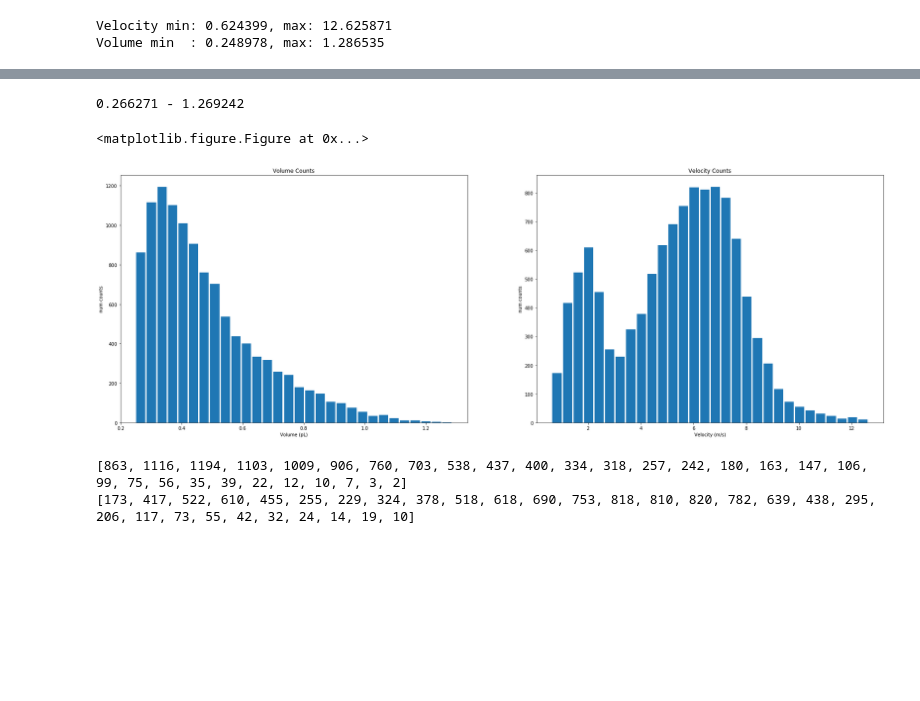
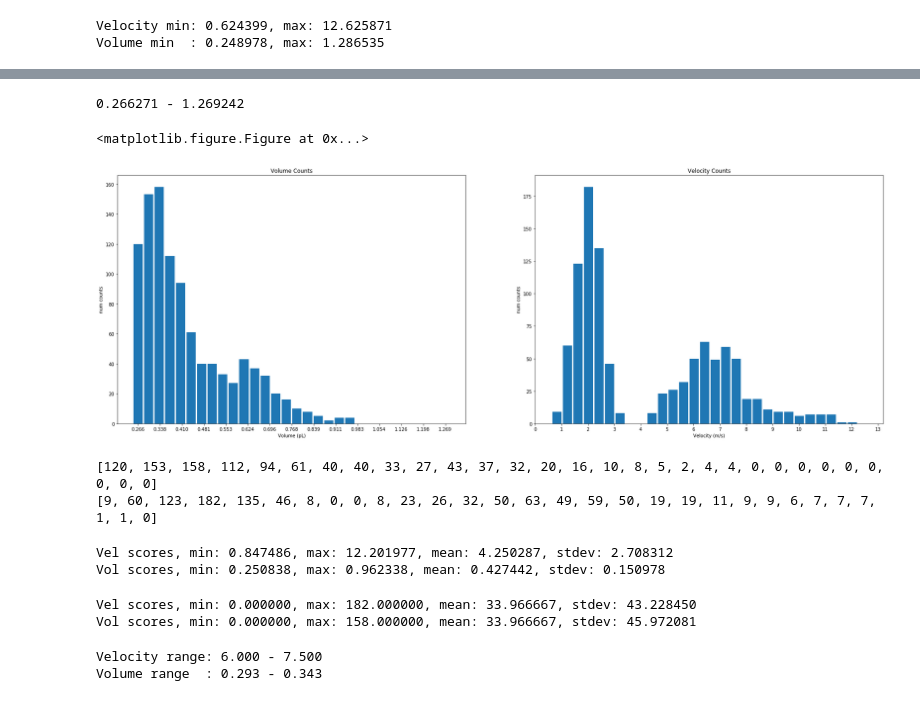
Before and after one commit to Aniruddh1/ipython-opencv-notebooks, a Jupyter notebook: notebooks/DIF redis workflow.ipynb, the cells around one changed output, grey strips where cells are left out. Saved outputs shown, nothing was run; the diff lists cells and outputs as text; code cells hidden in the pictures; blank space fills up the shorter version.

```diff
--- a/notebooks/DIF redis workflow.ipynb
+++ b/notebooks/DIF redis workflow.ipynb
@@ -90,4 +89,12 @@ print("Volume min  : %f, max: %f" % (vol_min_max[0], vol_min_max[1]))
 # %% [output]
 Velocity min: 0.624399, max: 12.625871
 Volume min  : 0.248978, max: 1.286535
+# %%
+def filter_list_of_res_by_nozzle(result_list, nozzle_of_interest):
+    nozzle_filter = "res:1:%d:" % nozzle_of_interest
+    filtered_results = []
+    for res in result_list:
+        if res[0].find(nozzle_filter) > -1:
+            filtered_results.append(res)
+    return filtered_results
 # %%
@@ -186,35 +195,25 @@ plt.show()
 # %%
-vol_bin_score_counts = []
-for idx, bin_set in enumerate(vol_bin_sets):
-    vol_bin_score_counts.append(len(bin_set))
-vol_bin_score_counts
-
-vel_bin_score_counts = []
-for idx, bin_set in enumerate(vel_bin_sets):
-    vel_bin_score_counts.append(len(bin_set))
-vel_bin_score_counts
-
 plt.clf()
 fig = plt.figure(figsize=(30,10))
 ax1 = fig.add_subplot(121)
 ax2 = fig.add_subplot(122)
 
 print("%f - %f" % (vol_hist_bins[0], vol_hist_bins[-1]))
 
-ax1.bar(vol_hist_bins, vol_bin_score_counts, ((vol_hist_bins[-1] - vol_hist_bins[-0])/bin_cnt)*.9 )
+ax1.bar(vol_hist_bins, vol_bin_set_counts, ((vol_hist_bins[-1] - vol_hist_bins[-0])/bin_cnt)*.9 )
 ax1.set(title="Volume Counts", ylabel="num counts", xlabel="Volume (pL)")
-#ax1.xaxis.set(ticks=vol_hist_bins)
+ax1.xaxis.set(ticks=np.linspace(vol_hist_bins[0], vol_hist_bins[-1], bin_cnt/2))
 
-ax2.bar(vel_hist_bins, vel_bin_score_counts, ((vel_hist_bins[-1] - vel_hist_bins[-0])/bin_cnt)*.9)
+ax2.bar(vel_hist_bins, vel_bin_set_counts, ((vel_hist_bins[-1] - vel_hist_bins[-0])/bin_cnt)*.9)
 ax2.set(title="Velocity Counts", ylabel="num counts", xlabel="Velocity (m/s)")
-#ax2.xaxis.set(ticks=vel_hist_bins)
+ax2.xaxis.set(ticks=[x for x in range(0, int(vel_hist_bins[-1]+2))])
 plt.show()
 
-print(vol_bin_score_counts)
-print(vel_bin_score_counts)
+print(vol_bin_set_counts)
+print(vel_bin_set_counts)
 # %% [output]
 0.266271 - 1.269242
 <matplotlib.figure.Figure at 0x...>
-[figure, old version]
+[figure, new version]
-[863, 1116, 1194, 1103, 1009, 906, 760, 703, 538, 437, 400, 334, 318, 257, 242, 180, 163, 147, 106, 99, 75, 56, 35, 39, 22, 12, 10, 7, 3, 2]
-[173, 417, 522, 610, 455, 255, 229, 324, 378, 518, 618, 690, 753, 818, 810, 820, 782, 639, 438, 295, 206, 117, 73, 55, 42, 32, 24, 14, 19, 10]
+[120, 153, 158, 112, 94, 61, 40, 40, 33, 27, 43, 37, 32, 20, 16, 10, 8, 5, 2, 4, 4, 0, 0, 0, 0, 0, 0, 0, 0, 0]
+[9, 60, 123, 182, 135, 46, 8, 0, 0, 8, 23, 26, 32, 50, 63, 49, 59, 50, 19, 19, 11, 9, 9, 6, 7, 7, 7, 1, 1, 0]
@@ -222,0 +242,28 @@ select
+# %%
+print("Vel scores, min: %f, max: %f, mean: %f, stdev: %f" % (vel_scores_np.min(), vel_scores_np.max(), vel_scores_np.mean(), vel_scores_np.std() ))
+print("Vol scores, min: %f, max: %f, mean: %f, stdev: %f" % (vol_scores_np.min(), vol_scores_np.max(), vol_scores_np.mean(), vol_scores_np.std() ))
+# %% [output]
+Vel scores, min: 0.847486, max: 12.201977, mean: 4.250287, stdev: 2.708312
+Vol scores, min: 0.250838, max: 0.962338, mean: 0.427442, stdev: 0.150978
+# %%
+vol_bin_set_counts_np = np.array(vol_bin_set_counts)
+vel_bin_set_counts_np = np.array(vel_bin_set_counts)
+print("Vel scores, min: %f, max: %f, mean: %f, stdev: %f" % (vel_bin_set_counts_np.min(), vel_bin_set_counts_np.max(), vel_bin_set_counts_np.mean(), vel_bin_set_counts_np.std() ))
+print("Vol scores, min: %f, max: %f, mean: %f, stdev: %f" % (vol_bin_set_counts_np.min(), vol_bin_set_counts_np.max(), vol_bin_set_counts_np.mean(), vol_bin_set_counts_np.std() ))
+# %% [output]
+Vel scores, min: 0.000000, max: 182.000000, mean: 33.966667, stdev: 43.228450
+Vol scores, min: 0.000000, max: 158.000000, mean: 33.966667, stdev: 45.972081
+# %%
+vel_max_bin = (np.argmax(vel_bin_set_counts_np) * vel_bin_size) + vel_min_max[0]
+vol_max_bin = (np.argmax(vol_bin_set_counts_np) * vol_bin_size) + vol_min_max[0]
+
+range_div = 6
+#vel_desired_range = (vel_max_bin-(vel_scores_np.std()/range_div), vel_max_bin+(vel_scores_np.std()/range_div))
+vel_desired_range = (6, 7.5)
+vol_desired_range = (vol_max_bin-(vol_scores_np.std()/range_div), vol_max_bin+(vol_scores_np.std()/range_div))
+
+print("Velocity range: %.3f - %.3f" % vel_desired_range)
+print("Volume range  : %.3f - %.3f" % vol_desired_range)
+# %% [output]
+Velocity range: 6.000 - 7.500
+Volume range  : 0.293 - 0.343
```
Also changed, not shown: parts of 19 cells of this notebook, 1 other file.
